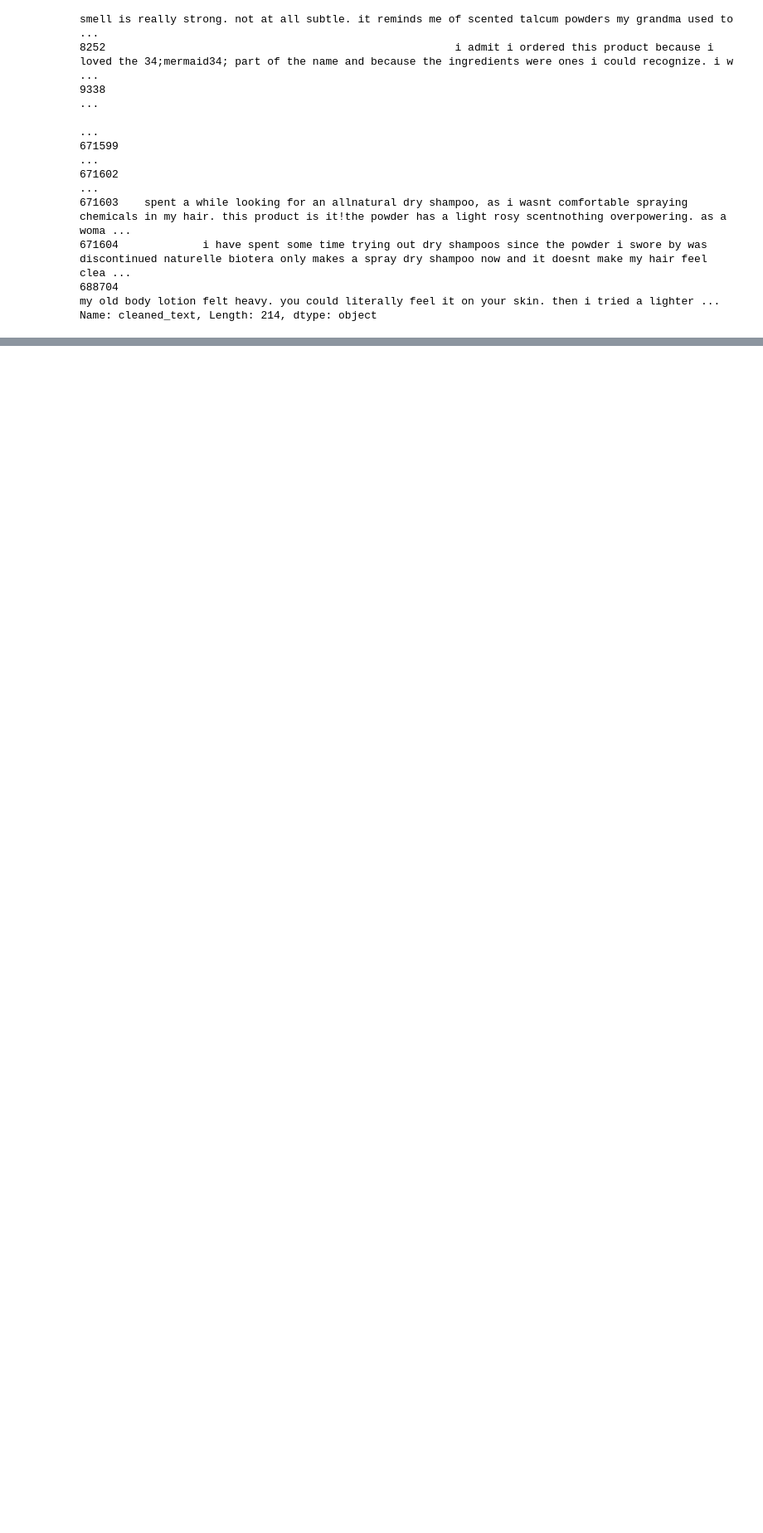
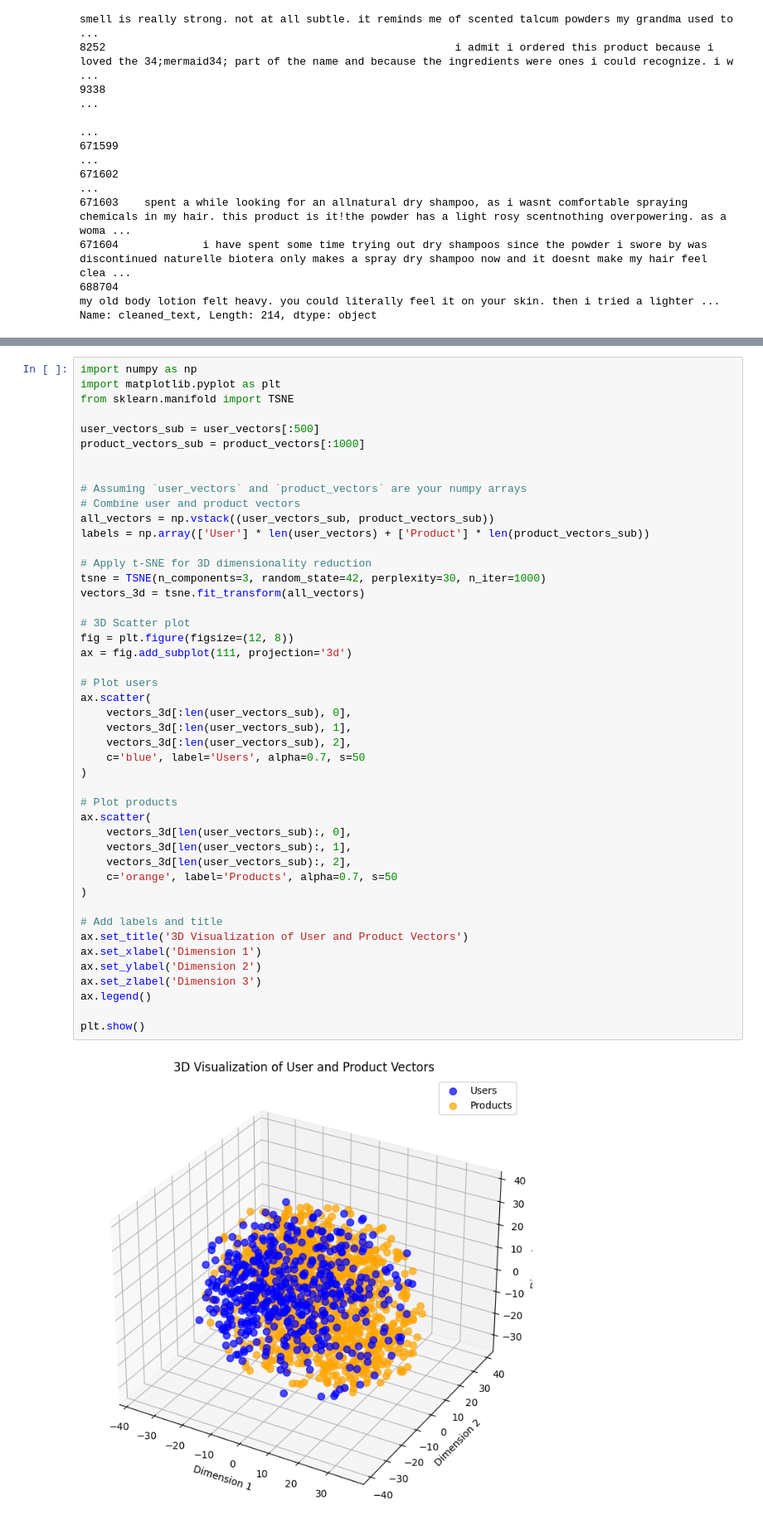
Before and after one commit to marcelinaszcz95/Capstone-Project-Recommender-System, a Jupyter notebook: notebooks/05_text_analysis_semantic_merged.ipynb, the cells around one changed output, grey strips where cells are left out. Shown at 83% size. Cells and saved outputs as stored; diff of their text form; blank space fills up the shorter version.

```diff
--- a/notebooks/05_text_analysis_semantic_merged.ipynb
+++ b/notebooks/05_text_analysis_semantic_merged.ipynb
@@ -260,0 +308,48 @@ Name: cleaned_text, Length: 214, dtype: object
+# %%
+import numpy as np
+import matplotlib.pyplot as plt
+from sklearn.manifold import TSNE
+
+user_vectors_sub = user_vectors[:500]
+product_vectors_sub = product_vectors[:1000]
+
+
+# Assuming `user_vectors` and `product_vectors` are your numpy arrays
+# Combine user and product vectors
+all_vectors = np.vstack((user_vectors_sub, product_vectors_sub))
+labels = np.array(['User'] * len(user_vectors) + ['Product'] * len(product_vectors_sub))
+
+# Apply t-SNE for 3D dimensionality reduction
+tsne = TSNE(n_components=3, random_state=42, perplexity=30, n_iter=1000)
+vectors_3d = tsne.fit_transform(all_vectors)
+
+# 3D Scatter plot
+fig = plt.figure(figsize=(12, 8))
+ax = fig.add_subplot(111, projection='3d')
+
+# Plot users
+ax.scatter(
+    vectors_3d[:len(user_vectors_sub), 0],
+    vectors_3d[:len(user_vectors_sub), 1],
+    vectors_3d[:len(user_vectors_sub), 2],
+    c='blue', label='Users', alpha=0.7, s=50
+)
+
+# Plot products
+ax.scatter(
+    vectors_3d[len(user_vectors_sub):, 0],
+    vectors_3d[len(user_vectors_sub):, 1],
+    vectors_3d[len(user_vectors_sub):, 2],
+    c='orange', label='Products', alpha=0.7, s=50
+)
+
+# Add labels and title
+ax.set_title('3D Visualization of User and Product Vectors')
+ax.set_xlabel('Dimension 1')
+ax.set_ylabel('Dimension 2')
+ax.set_zlabel('Dimension 3')
+ax.legend()
+
+plt.show()
+# %% [output]
+[figure, added]
```
Also changed, not shown: parts of 5 cells of this notebook.
